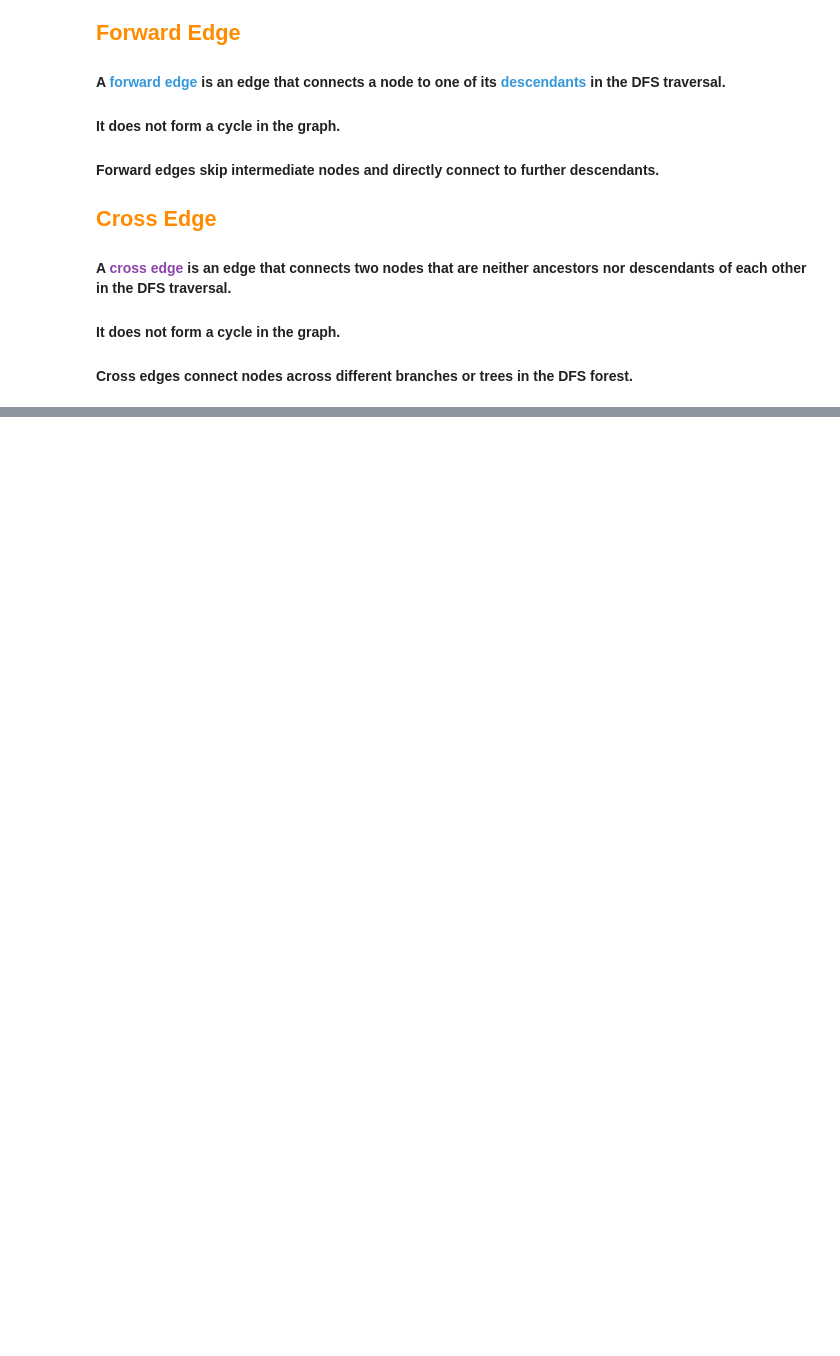
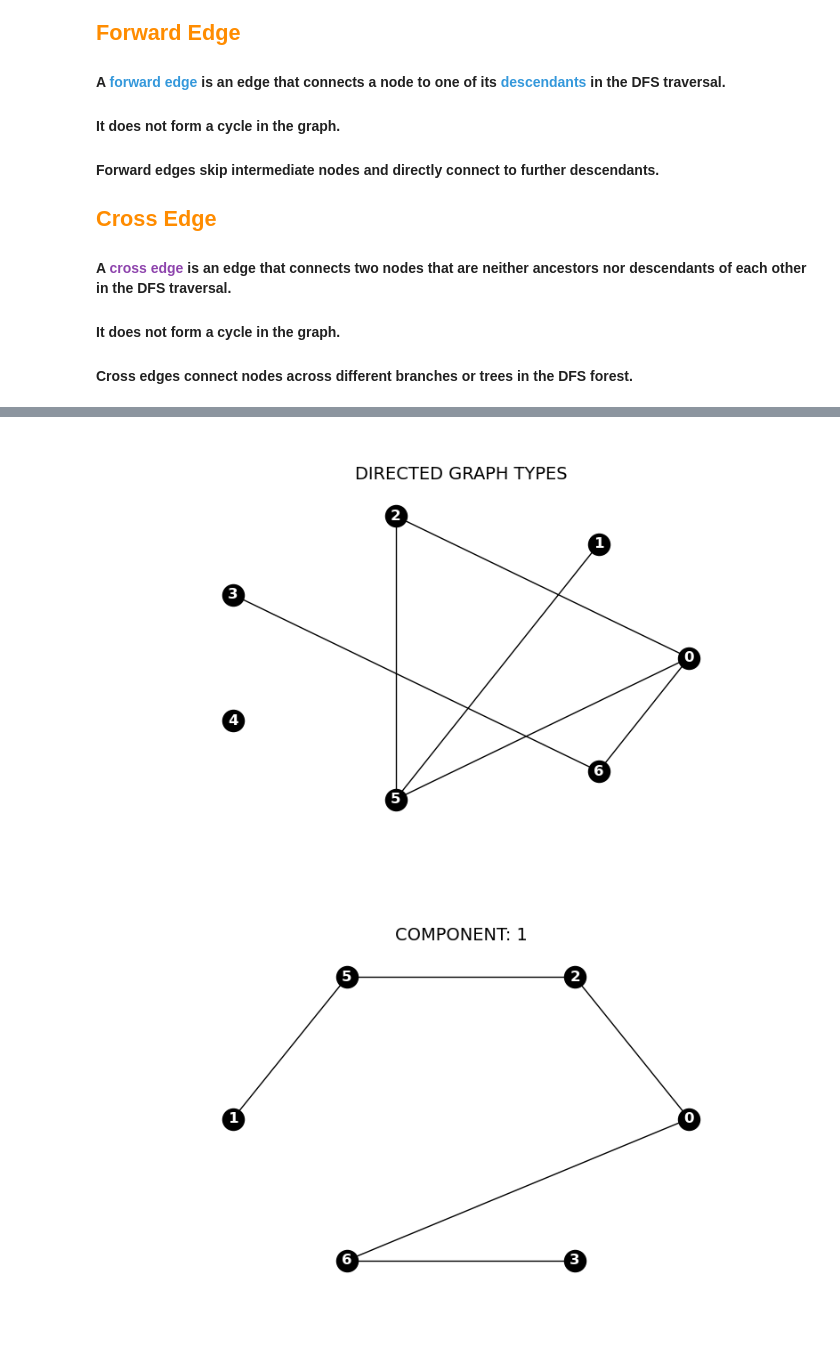
Before and after one commit to Abdulke96/graph_data_structure, a Jupyter notebook: graph.ipynb, the cells around one changed output, grey strips where cells are left out. Cells and saved outputs as stored; diff of their text form; code cells hidden in the pictures; blank space fills up the shorter version.

Commit message:
toposort and connected component

```diff
--- a/graph.ipynb
+++ b/graph.ipynb
@@ -307,0 +473,36 @@ if __name__ == "__main__":
+# %%
+from typing import Dict, List, Set, Tuple
+
+def dfs(graph: Dict[int, List[int]], node: int, visited: Set[int], component: Dict[int, List[int]]) -> None:
+
+    visited.add(node)
+    if node not in component:
+        component[node] = []
+    for neighbor in graph.get(node, []):
+        if neighbor not in visited:
+            component[node].append(neighbor)
+            dfs(graph, neighbor, visited, component)
+
+def dfs_connected_components(graph: Dict[int, List[int]]) -> List[Dict[int, List[int]]]:
+
+    visited = set()
+    components = []
+    for node in graph:
+        if node not in visited:
+            component = {}
+            dfs(graph, node, visited, component)
+            components.append(component)
+    return components
+# %%
+if __name__ == "__main__":
+    graph = generate_random_graph(num_of_node=7, num_edges=6, max_num_of_neigh=3)
+    dg.draw_graph(graph, title="Directed Graph Types")
+
+    components = dfs_connected_components(graph)
+    component_num = 0;
+    for component in components:
+        component_num+=1
+        dg.draw_graph(component, title=f"component: {component_num }")
+# %% [output]
+[figure, added]
+[figure, added]
```
Also changed, not shown: parts of 31 cells of this notebook, 6 other files.
